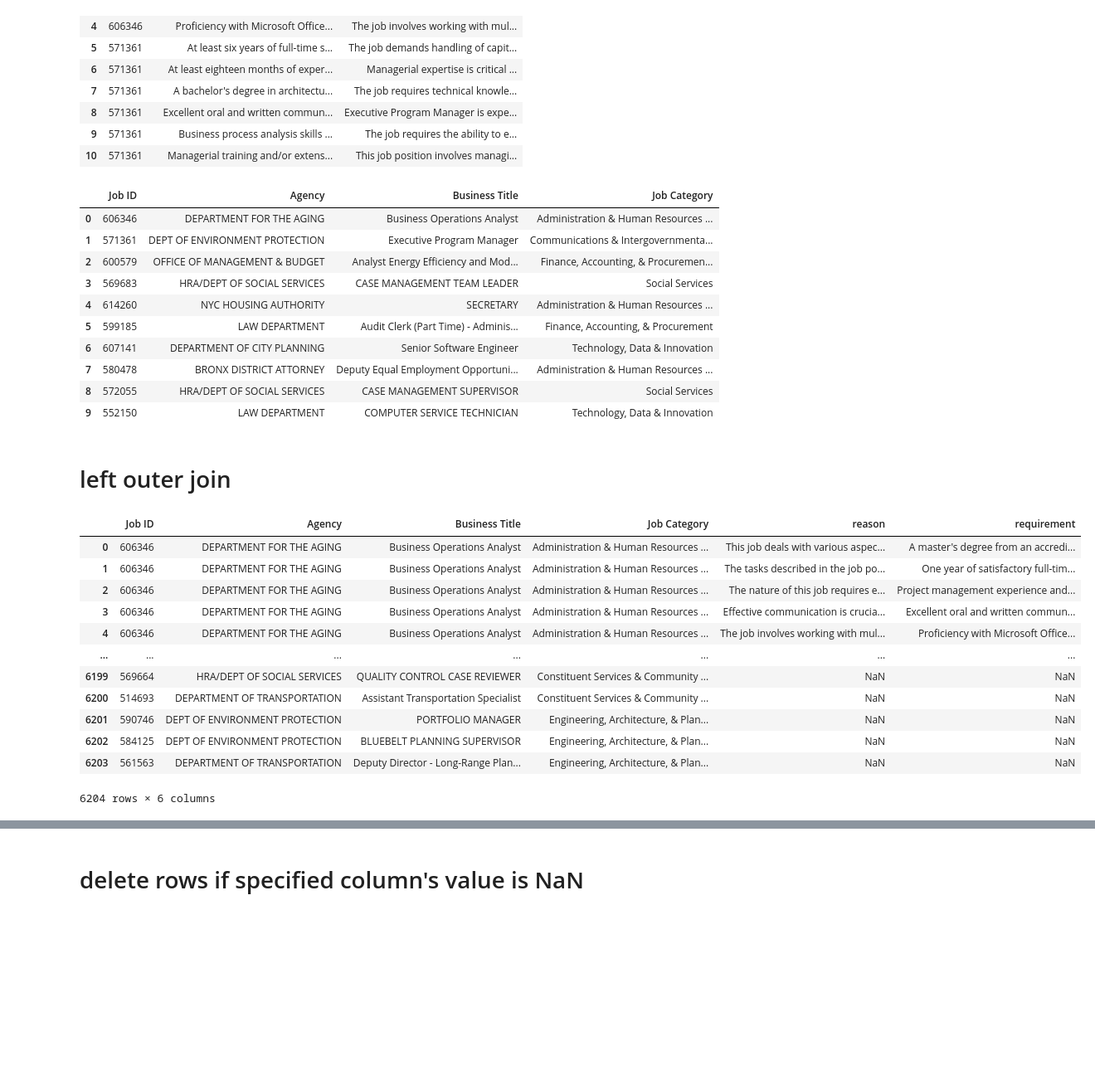
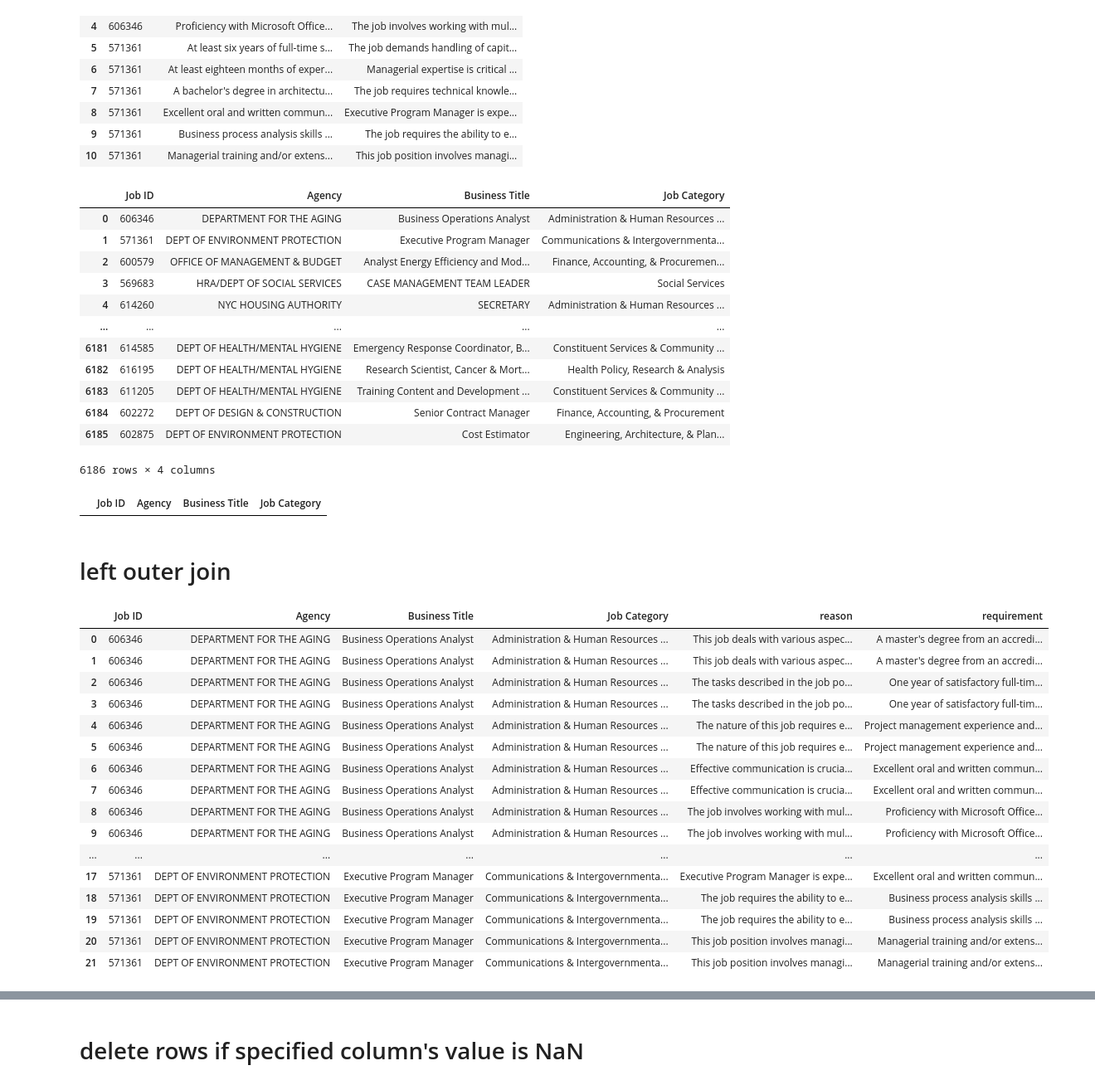
Before and after one commit to dfirst-education/sample, a Jupyter notebook: 4_dataframe_manipulation.ipynb, the cells around one changed output, grey strips where cells are left out. Shown at 83% size. Drawn from its saved outputs; the diff is of its cells as text; code cells hidden in the pictures; blank space fills up the shorter version.

Commit message:
commit 4_dataframe_manipulation.ipynb

```diff
--- a/4_dataframe_manipulation.ipynb
+++ b/4_dataframe_manipulation.ipynb
@@ -26,7 +26,7 @@ df_response.loc[0:, ["Job ID", "requirement", "reason"]]
 # %%
 df_jobs = pd.read_csv('./data/Jobs_NYC_Postings.csv', header=0)
 df_jobs = df_jobs.loc[0:,["Job ID", "Agency", "Business Title", "Job Category"]]
-df_jobs[0:10]
+df_jobs
 # %% [output]
 |  | Job ID | Agency | Business Title | Job Category |
 | 0 | 606346 | DEPARTMENT FOR THE AGING | Business Operations Analyst | Administration & Human Resources ... |
@@ -34,30 +34,40 @@ df_jobs[0:10]
 | 2 | 600579 | OFFICE OF MANAGEMENT & BUDGET | Analyst Energy Efficiency and Mod... | Finance, Accounting, & Procuremen... |
 | 3 | 569683 | HRA/DEPT OF SOCIAL SERVICES | CASE MANAGEMENT TEAM LEADER | Social Services |
 | 4 | 614260 | NYC HOUSING AUTHORITY | SECRETARY | Administration & Human Resources ... |
-| 5 | 599185 | LAW DEPARTMENT | Audit Clerk (Part Time) - Adminis... | Finance, Accounting, & Procurement |
-| 6 | 607141 | DEPARTMENT OF CITY PLANNING | Senior Software Engineer | Technology, Data & Innovation |
-| 7 | 580478 | BRONX DISTRICT ATTORNEY | Deputy Equal Employment Opportuni... | Administration & Human Resources ... |
-| 8 | 572055 | HRA/DEPT OF SOCIAL SERVICES | CASE MANAGEMENT SUPERVISOR | Social Services |
-| 9 | 552150 | LAW DEPARTMENT | COMPUTER SERVICE TECHNICIAN | Technology, Data & Innovation |
+| ... | ... | ... | ... | ... |
+| 6181 | 614585 | DEPT OF HEALTH/MENTAL HYGIENE | Emergency Response Coordinator, B... | Constituent Services & Community ... |
+| 6182 | 616195 | DEPT OF HEALTH/MENTAL HYGIENE | Research Scientist, Cancer & Mort... | Health Policy, Research & Analysis |
+| 6183 | 611205 | DEPT OF HEALTH/MENTAL HYGIENE | Training Content and Development ... | Constituent Services & Community ... |
+| 6184 | 602272 | DEPT OF DESIGN & CONSTRUCTION | Senior Contract Manager | Finance, Accounting, & Procurement |
+| 6185 | 602875 | DEPT OF ENVIRONMENT PROTECTION | Cost Estimator | Engineering, Architecture, & Plan... |
+6186 rows × 4 columns
+# %%
+df_jobs[df_jobs['Job ID'].isin([606346,571361])]
+# %% [output]
+|  | Job ID | Agency | Business Title | Job Category |
 # %% [markdown]
 # left outer join
 # %%
-df_jobs_and_reason = pd.merge(df_jobs, df_response, on="Job ID", how="outer")
+df_jobs_and_reason = pd.merge(df_jobs, df_response, on="Job ID", how="left")
 df_jobs_and_reason
 # %% [output]
 |  | Job ID | Agency | Business Title | Job Category | reason | requirement |
 | 0 | 606346 | DEPARTMENT FOR THE AGING | Business Operations Analyst | Administration & Human Resources ... | This job deals with various aspec... | A master's degree from an accredi... |
-| 1 | 606346 | DEPARTMENT FOR THE AGING | Business Operations Analyst | Administration & Human Resources ... | The tasks described in the job po... | One year of satisfactory full-tim... |
-| 2 | 606346 | DEPARTMENT FOR THE AGING | Business Operations Analyst | Administration & Human Resources ... | The nature of this job requires e... | Project management experience and... |
-| 3 | 606346 | DEPARTMENT FOR THE AGING | Business Operations Analyst | Administration & Human Resources ... | Effective communication is crucia... | Excellent oral and written commun... |
-| 4 | 606346 | DEPARTMENT FOR THE AGING | Business Operations Analyst | Administration & Human Resources ... | The job involves working with mul... | Proficiency with Microsoft Office... |
+| 1 | 606346 | DEPARTMENT FOR THE AGING | Business Operations Analyst | Administration & Human Resources ... | This job deals with various aspec... | A master's degree from an accredi... |
+| 2 | 606346 | DEPARTMENT FOR THE AGING | Business Operations Analyst | Administration & Human Resources ... | The tasks described in the job po... | One year of satisfactory full-tim... |
+| 3 | 606346 | DEPARTMENT FOR THE AGING | Business Operations Analyst | Administration & Human Resources ... | The tasks described in the job po... | One year of satisfactory full-tim... |
+| 4 | 606346 | DEPARTMENT FOR THE AGING | Business Operations Analyst | Administration & Human Resources ... | The nature of this job requires e... | Project management experience and... |
+| 5 | 606346 | DEPARTMENT FOR THE AGING | Business Operations Analyst | Administration & Human Resources ... | The nature of this job requires e... | Project management experience and... |
+| 6 | 606346 | DEPARTMENT FOR THE AGING | Business Operations Analyst | Administration & Human Resources ... | Effective communication is crucia... | Excellent oral and written commun... |
+| 7 | 606346 | DEPARTMENT FOR THE AGING | Business Operations Analyst | Administration & Human Resources ... | Effective communication is crucia... | Excellent oral and written commun... |
+| 8 | 606346 | DEPARTMENT FOR THE AGING | Business Operations Analyst | Administration & Human Resources ... | The job involves working with mul... | Proficiency with Microsoft Office... |
+| 9 | 606346 | DEPARTMENT FOR THE AGING | Business Operations Analyst | Administration & Human Resources ... | The job involves working with mul... | Proficiency with Microsoft Office... |
 | ... | ... | ... | ... | ... | ... | ... |
-| 6199 | 569664 | HRA/DEPT OF SOCIAL SERVICES | QUALITY CONTROL CASE REVIEWER | Constituent Services & Community ... | NaN | NaN |
-| 6200 | 514693 | DEPARTMENT OF TRANSPORTATION | Assistant Transportation Specialist | Constituent Services & Community ... | NaN | NaN |
-| 6201 | 590746 | DEPT OF ENVIRONMENT PROTECTION | PORTFOLIO MANAGER | Engineering, Architecture, & Plan... | NaN | NaN |
-| 6202 | 584125 | DEPT OF ENVIRONMENT PROTECTION | BLUEBELT PLANNING SUPERVISOR | Engineering, Architecture, & Plan... | NaN | NaN |
-| 6203 | 561563 | DEPARTMENT OF TRANSPORTATION | Deputy Director - Long-Range Plan... | Engineering, Architecture, & Plan... | NaN | NaN |
+| 17 | 571361 | DEPT OF ENVIRONMENT PROTECTION | Executive Program Manager | Communications & Intergovernmenta... | Executive Program Manager is expe... | Excellent oral and written commun... |
+| 18 | 571361 | DEPT OF ENVIRONMENT PROTECTION | Executive Program Manager | Communications & Intergovernmenta... | The job requires the ability to e... | Business process analysis skills ... |
+| 19 | 571361 | DEPT OF ENVIRONMENT PROTECTION | Executive Program Manager | Communications & Intergovernmenta... | The job requires the ability to e... | Business process analysis skills ... |
+| 20 | 571361 | DEPT OF ENVIRONMENT PROTECTION | Executive Program Manager | Communications & Intergovernmenta... | This job position involves managi... | Managerial training and/or extens... |
+| 21 | 571361 | DEPT OF ENVIRONMENT PROTECTION | Executive Program Manager | Communications & Intergovernmenta... | This job position involves managi... | Managerial training and/or extens... |
-6204 rows × 6 columns
 # %%
 df_jobs_and_reason[df_jobs_and_reason['reason'].isna()]
 # %% [output]
```
Also changed, not shown: parts of 5 cells of this notebook.
